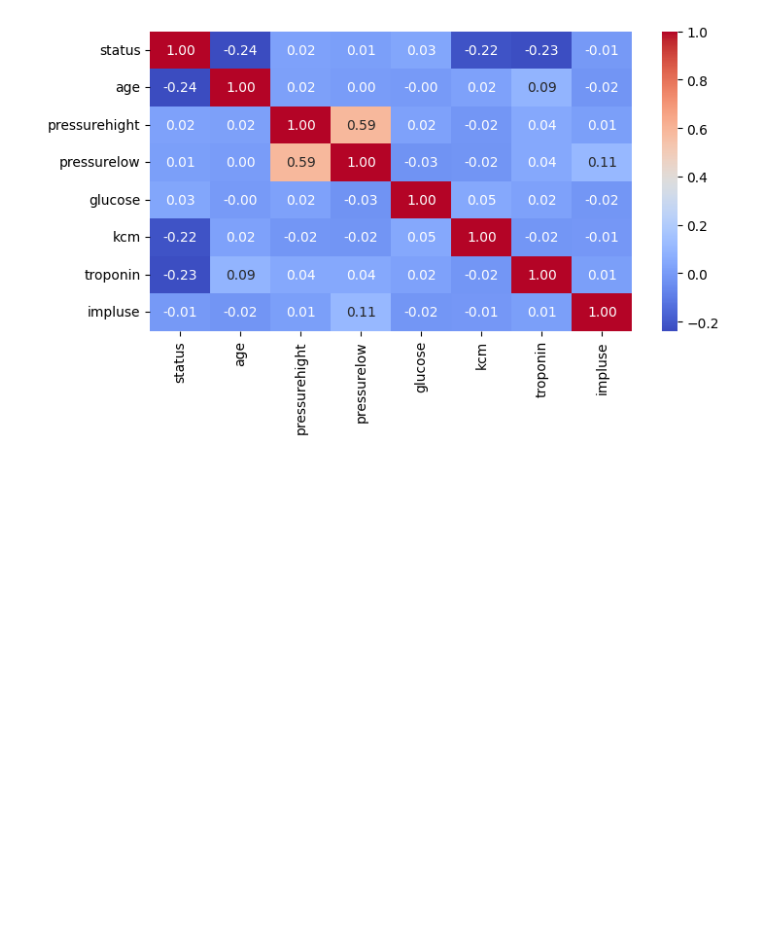
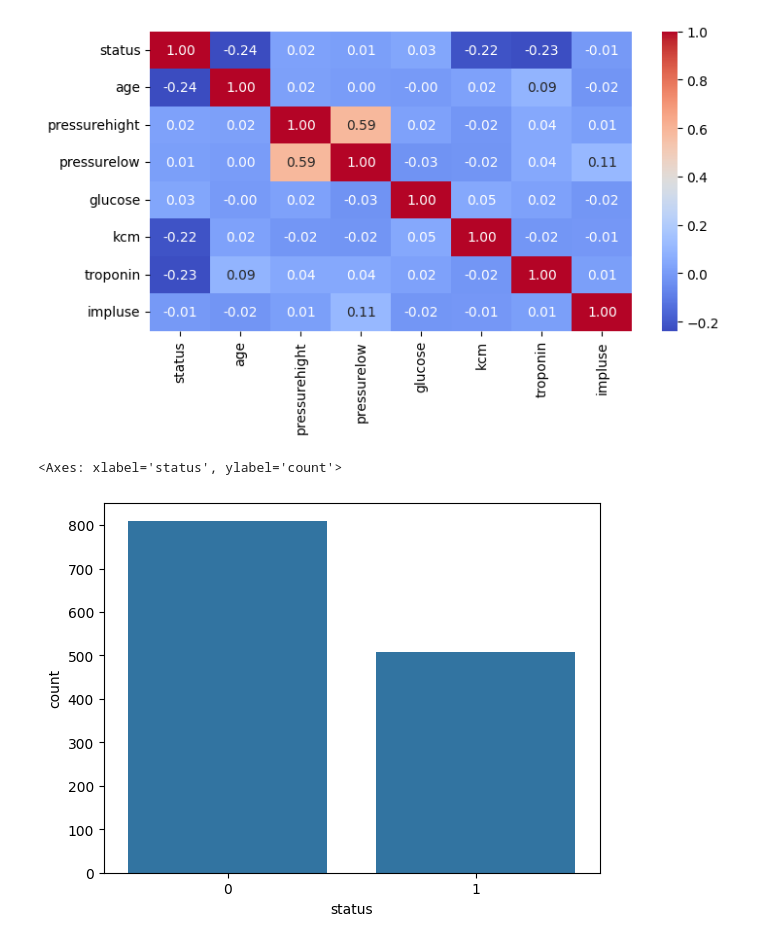
Before and after one commit to Khaoula1025/API-de-machine-learning, a Jupyter notebook: ml/eda.ipynb, the cells around one changed output. Drawn from its saved outputs; the diff is of its cells as text; code cells hidden in the pictures; blank space fills up the shorter version.

```diff
--- a/ml/eda.ipynb
+++ b/ml/eda.ipynb
@@ -119,3 +119,9 @@ sns.heatmap(matrice_corre,annot=True, cmap='coolwarm', fmt='.2f')
 plt.show()
 # %% [output]
 [figure]
+# %%
+target=data['status']
+sns.countplot(x=target,data=data)
+# %% [output]
+<Axes: xlabel='status', ylabel='count'>
+[figure, added]
```
Also changed, not shown: 2 other files.
